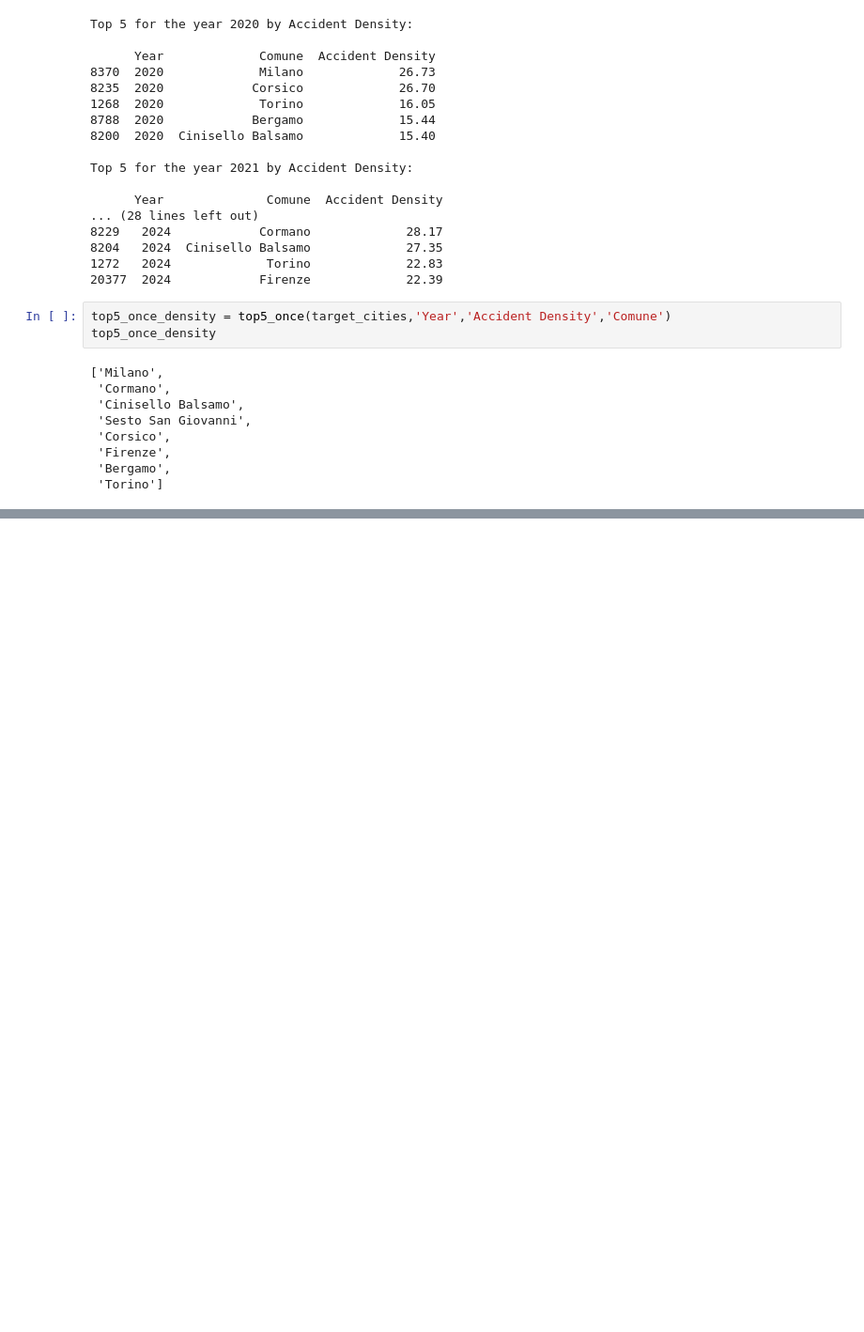
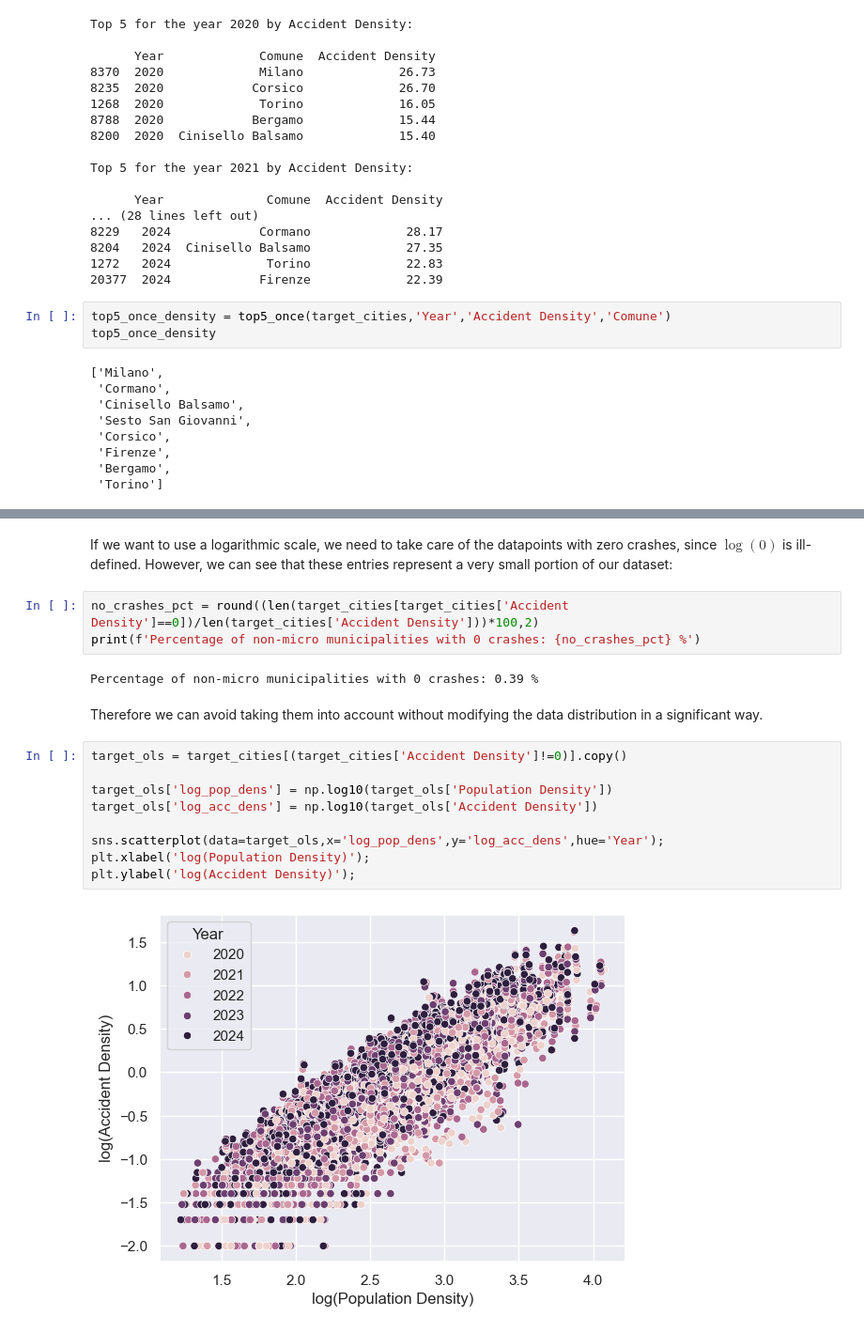
Before and after one commit to MarcoTosoni/boolean_project, a Jupyter notebook: data_analysis.ipynb, the cells around one changed output, grey strips where cells are left out. Shown at 94% size. Cells and saved outputs as stored; diff of their text form; blank space fills up the shorter version.

```diff
--- a/data_analysis.ipynb
+++ b/data_analysis.ipynb
@@ -654,0 +747,20 @@ top5_once_density
+# %% [markdown]
+If we want to use a logarithmic scale, we need to take care of the datapoints with zero crashes, since $\log(0)$ is ill-defined. However, we can see that these entries represent a very small portion of our dataset:
+# %%
+no_crashes_pct = round((len(target_cities[target_cities['Accident Density']==0])/len(target_cities['Accident Density']))*100,2)
+print(f'Percentage of non-micro municipalities with 0 crashes: {no_crashes_pct} %')
+# %% [output]
+Percentage of non-micro municipalities with 0 crashes: 0.39 %
+# %% [markdown]
+Therefore we can avoid taking them into account without modifying the data distribution in a significant way.
+# %%
+target_ols = target_cities[(target_cities['Accident Density']!=0)].copy()
+
+target_ols['log_pop_dens'] = np.log10(target_ols['Population Density'])
+target_ols['log_acc_dens'] = np.log10(target_ols['Accident Density'])
+
+sns.scatterplot(data=target_ols,x='log_pop_dens',y='log_acc_dens',hue='Year');
+plt.xlabel('log(Population Density)');
+plt.ylabel('log(Accident Density)');
+# %% [output]
+[figure, added]
```
Also changed, not shown: parts of 15 cells of this notebook.
